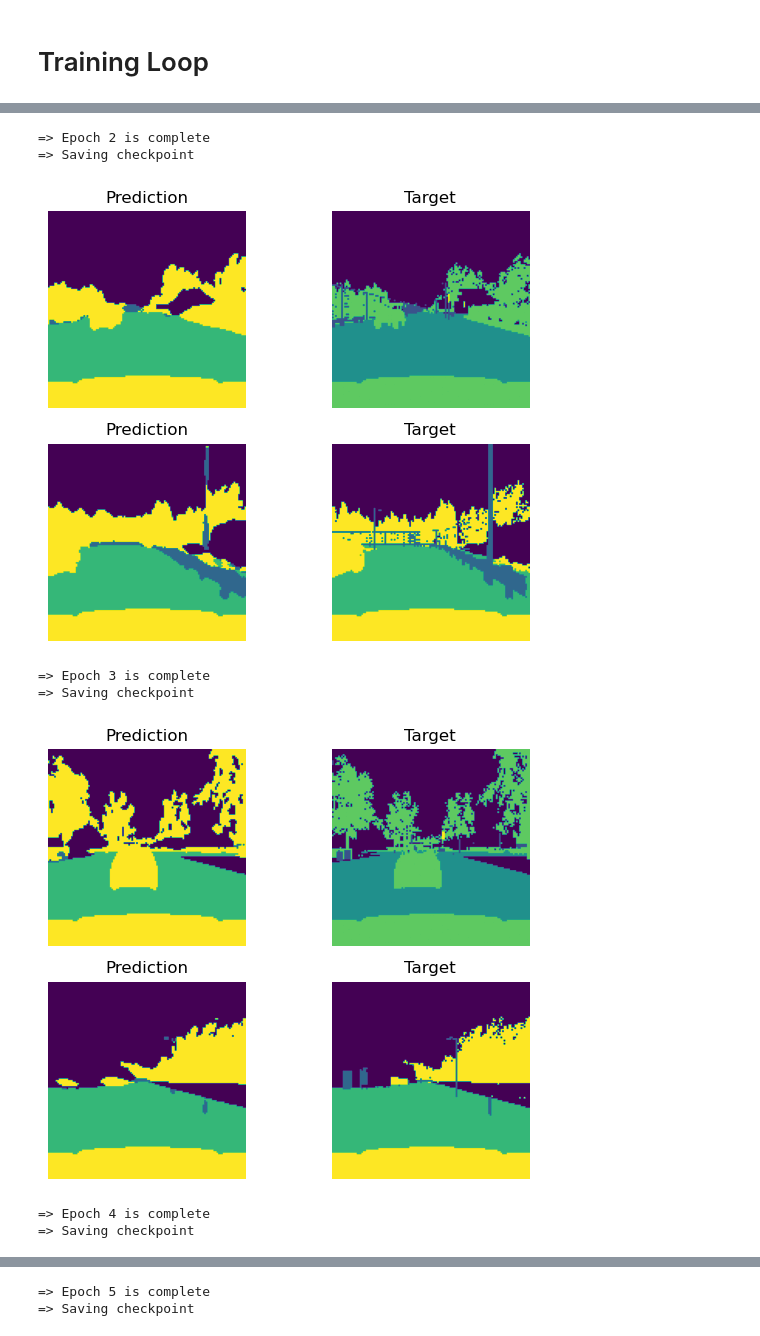
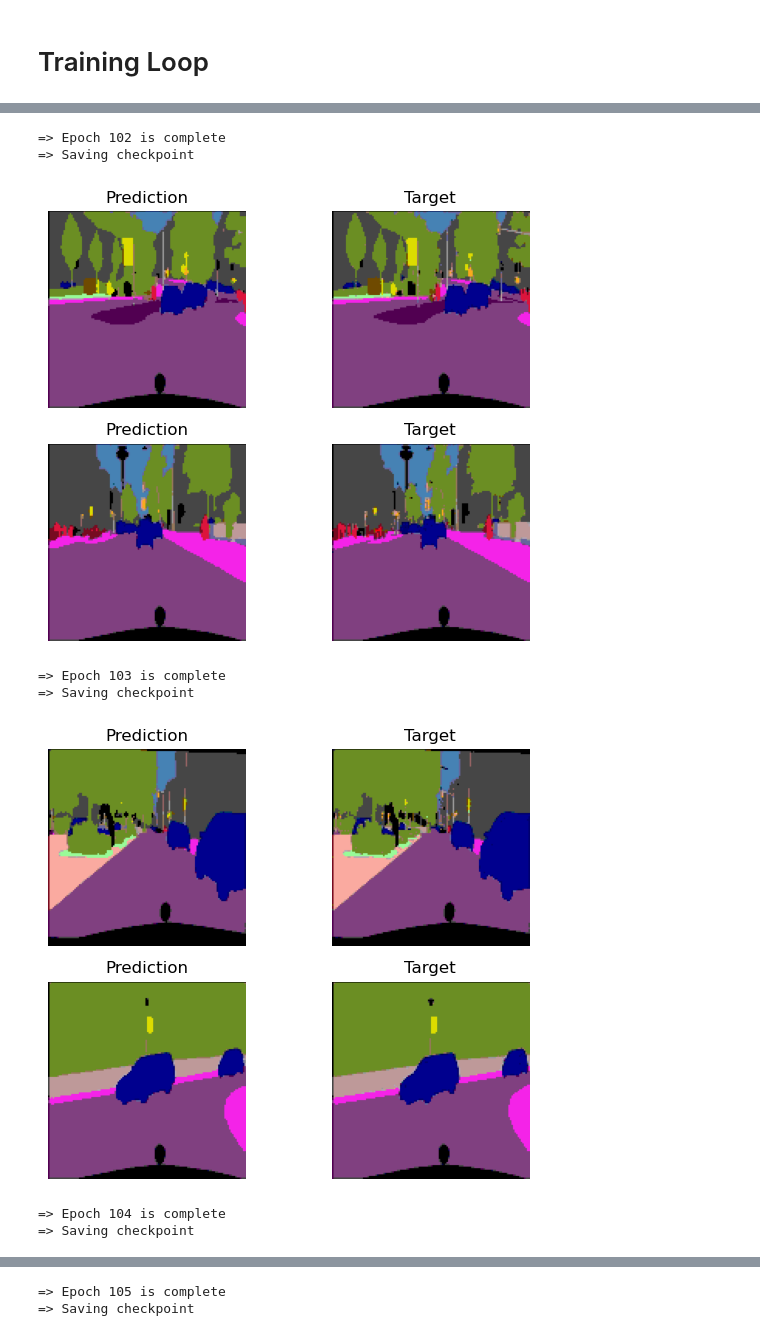
Before and after one commit to abeshahsan/U-Net-Implementation-from-Scratch, a Jupyter notebook: unet_experiment.ipynb, the cells around one changed output, grey strips where cells are left out. Drawn from its saved outputs; the diff is of its cells as text; code cells hidden in the pictures.

```diff
--- a/unet_experiment.ipynb
+++ b/unet_experiment.ipynb
@@ -29,11 +140,12 @@ LEARNING_RATE = 1e-4
 DEVICE = "cuda" if torch.cuda.is_available() else "cpu"
 # DEVICE = "cpu"
 BATCH_SIZE = 16
-NUM_EPOCHS = 10
+NUM_EPOCHS = 105
 NUM_WORKERS = 2
 IMAGE_HEIGHT = 128
 IMAGE_WIDTH = IMAGE_HEIGHT
 MAX_BATCH = None
 PIN_MEMORY = True
 LOAD_MODEL = True
+NUM_CLASSES = 35
 # %% [markdown]
@@ -41,6 +155,7 @@ LOAD_MODEL = True
 # %%
-TRAIN_IMG_DIR = "F:\\UNI_STUFF\\Thesis\\UnetDatatset\\train"
-TRAIN_MASK_DIR = "F:\\UNI_STUFF\\Thesis\\UnetDatatset\\train_masks"
-VAL_IMG_DIR = "F:\\UNI_STUFF\\Thesis\\UnetDatatset\\val"
-VAL_MASK_DIR = "F:\\UNI_STUFF\\Thesis\\UnetDatatset\\val_masks"
+TRAIN_IMG_DIR = 'F:/UNI_STUFF/Thesis/cityscapes_data/train_images'
+TRAIN_MASK_DIR = 'F:/UNI_STUFF/Thesis/cityscapes_data/train_encoded_masks'
+VAL_IMG_DIR = 'F:/UNI_STUFF/Thesis/cityscapes_data/val_images'
+VAL_MASK_DIR = 'F:/UNI_STUFF/Thesis/cityscapes_data/val_encoded_masks'
+CHECKPOINT_FIlE = "./cityscapes_checkpoint.pth.tar"
 # %% [markdown]
@@ -123,22 +238,18 @@ def train_fn(epoch, loader, model, optimizer, loss_fn, scaler, autocast=None):
 # %%
-model = UNet(in_channels=3, out_channels=13).to(DEVICE)
+model = UNet(in_channels=3, out_channels=NUM_CLASSES).to(DEVICE)
 loss_fn = nn.CrossEntropyLoss()
 optimizer = optim.Adam(model.parameters(), lr=LEARNING_RATE)
 start_epoch = 0
 
 try:
     if LOAD_MODEL:
-        start_epoch = load_checkpoint(torch.load("my_checkpoint.pth.tar"), model, optimizer)
+        start_epoch = load_checkpoint(torch.load(CHECKPOINT_FIlE), model, optimizer)
 except Exception as e:
     print(f"Error loading checkpoint: {str(e)}")
     start_epoch = 0
 
-full_dataset = UnetDataSet(image_dir, mask_dir, transform=get_transforms(IMAGE_HEIGHT, IMAGE_WIDTH))
-
-train_size = int(0.8 * len(full_dataset))
-val_size = len(full_dataset) - train_size
-torch.manual_seed(42)
-train_ds, val_ds = torch.utils.data.random_split(full_dataset, [train_size, val_size])
+train_ds = UnetDataSet(TRAIN_IMG_DIR, TRAIN_MASK_DIR, transform=get_transforms(IMAGE_HEIGHT, IMAGE_WIDTH))
+val_ds = UnetDataSet(VAL_IMG_DIR, VAL_MASK_DIR, transform=get_transforms(IMAGE_HEIGHT, IMAGE_WIDTH))
 
 train_loader, val_loader = get_loaders(
     train_ds,
@@ -155,6 +266,8 @@ Error loading checkpoint: [Errno 2] No such file or directory: 'my_checkpoint.pt
 scaler = torch.cuda.amp.GradScaler(init_scale=2**16, growth_interval=2000)
 
 start_epoch += 1 # start from the next epoch
+print(f"Starting from epoch {start_epoch}")
+print(f"Training for {NUM_EPOCHS} epochs")
 for epoch in range(start_epoch, NUM_EPOCHS + 1):
     predictions, mask, loss = train_fn(epoch, train_loader, model, optimizer, loss_fn, scaler)
 
@@ -165,7 +278,7 @@ for epoch in range(start_epoch, NUM_EPOCHS + 1):
         "epoch": epoch,
     }
     print(f"=> Epoch {epoch} is complete")
-    save_checkpoint(checkpoint)
+    save_checkpoint(checkpoint, filename=CHECKPOINT_FIlE)
 
     # Clear cache after each epoch
     torch.cuda.empty_cache()
@@ -183,23 +296,23 @@ for epoch in range(start_epoch, NUM_EPOCHS + 1):
         mask = mask.unsqueeze(1)
 
         plt.subplot(2, 2, 1)
-        plt.imshow(predictions[0][0].cpu().detach().numpy())
+        plt.imshow(decode_mask(predictions[0][0].cpu().detach().numpy()))
         plt.title('Prediction')
         plt.axis('off')
 
         plt.subplot(2, 2, 2)
-        plt.imshow(mask[0][0].cpu().detach().numpy())
+        plt.imshow(decode_mask(mask[0][0].cpu().detach().numpy()))
         plt.title('Target')
         plt.axis('off')
 
         # Plotting the second prediction and target
         plt.subplot(2, 2, 3)
-        plt.imshow(predictions[1][0].cpu().detach().numpy())
+        plt.imshow(decode_mask(predictions[1][0].cpu().detach().numpy()))
         plt.title('Prediction')
         plt.axis('off')
 
         plt.subplot(2, 2, 4)
-        plt.imshow(mask[1][0].cpu().detach().numpy())
+        plt.imshow(decode_mask(mask[1][0].cpu().detach().numpy()))
         plt.title('Target')
         plt.axis('off')
 
@@ -215,8 +330,8 @@ for epoch in range(start_epoch, NUM_EPOCHS + 1):
-=> Epoch 2 is complete
-=> Saving checkpoint
+=> Epoch 102 is complete
+=> Saving checkpoint
-[figure, old version]
+[figure, new version]
-=> Epoch 3 is complete
-=> Saving checkpoint
+=> Epoch 103 is complete
+=> Saving checkpoint
-[figure, old version]
+[figure, new version]
-=> Epoch 4 is complete
-=> Saving checkpoint
+=> Epoch 104 is complete
+=> Saving checkpoint
@@ -224,2 +339,2 @@ for epoch in range(start_epoch, NUM_EPOCHS + 1):
-=> Epoch 5 is complete
-=> Saving checkpoint
+=> Epoch 105 is complete
+=> Saving checkpoint
```
Also changed, not shown: parts of 23 cells of this notebook, 9 other files.
